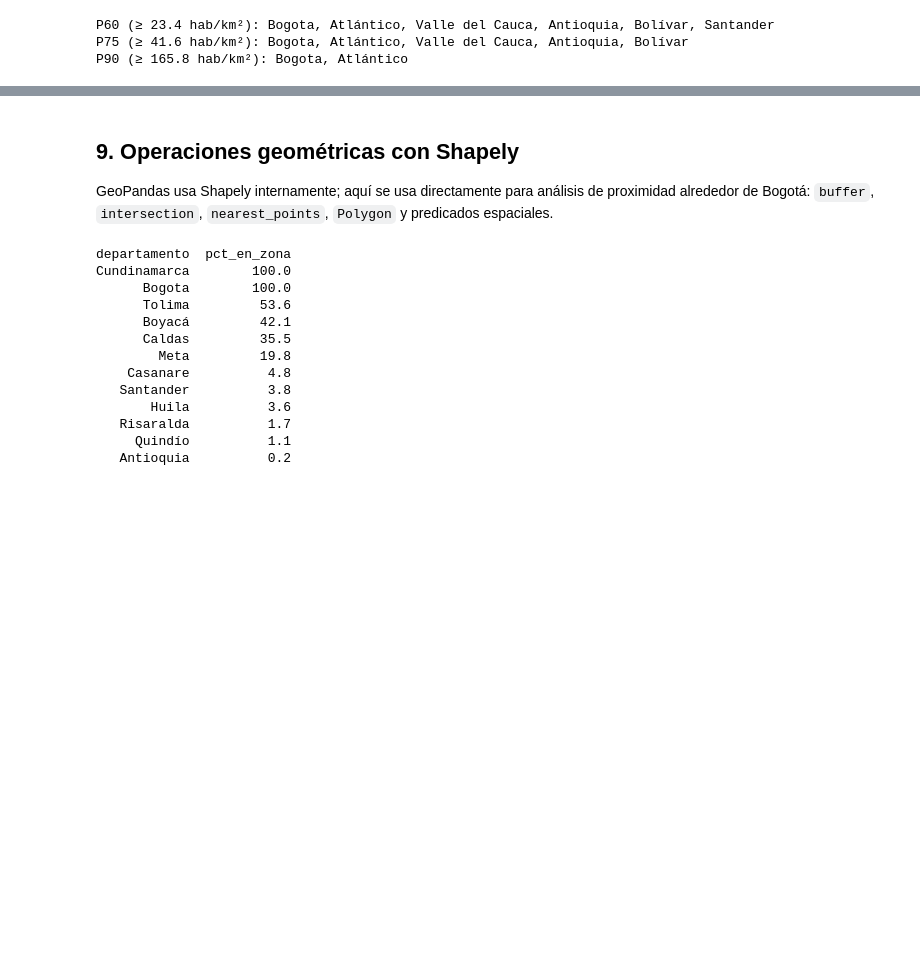
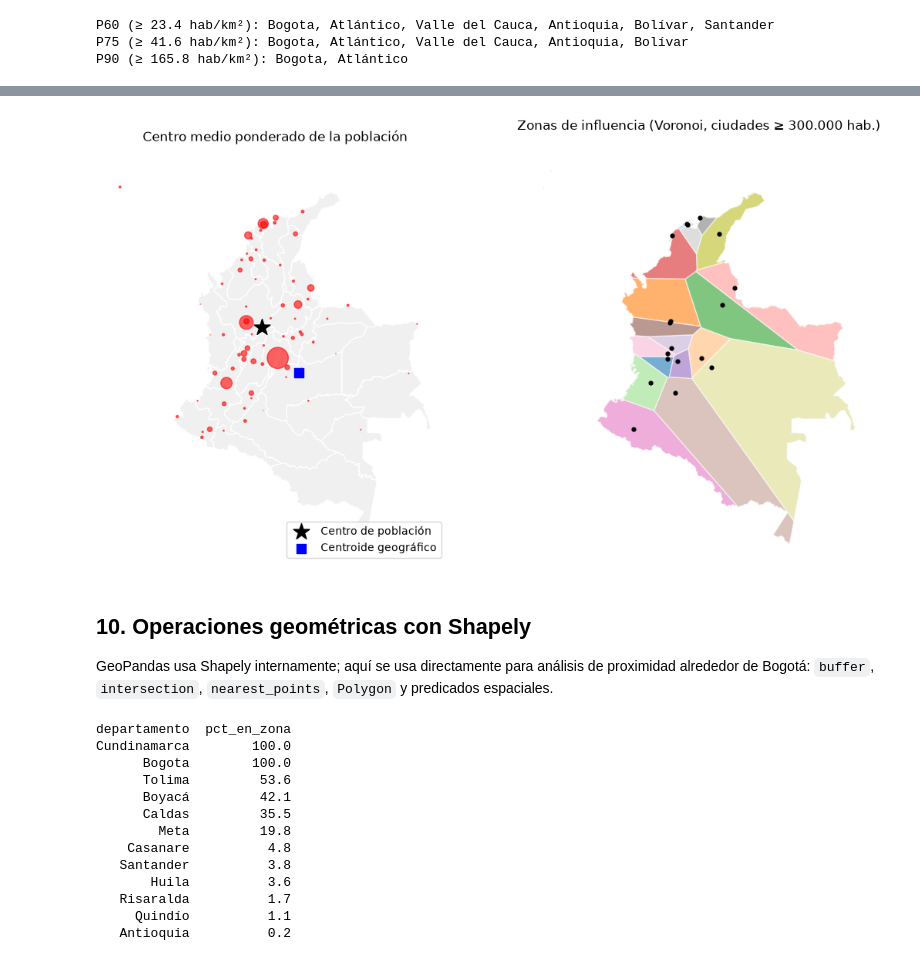
Before and after one commit to Loperaa-Juan/Ejercicio-SIG, a Jupyter notebook: analisis_geopandas.ipynb, the cells around one changed output, grey strips where cells are left out. Drawn from its saved outputs; the diff is of its cells as text; code cells hidden in the pictures; blank space fills up the shorter version.

Commit message:
feat: añade centro medio ponderado, primacía urbana, proximidad a ríos y Voronoi

```diff
--- a/analisis_geopandas.ipynb
+++ b/analisis_geopandas.ipynb
@@ -254,0 +279,8 @@ P90 (≥ 165.8 hab/km²): Bogota, Atlántico
+# %%
+# Distancia de cada ciudad al río más cercano (la capa solo incluye los ríos principales)
+cerca = gpd.sjoin_nearest(ciudades, rios_col[["geometry"]], distance_col="dist_rio_m")
+ciudades["dist_rio_km"] = cerca[~cerca.index.duplicated()].dist_rio_m / 1000
+
+dentro = ciudades.dist_rio_km <= 25
+print(f"Población en ciudades a ≤ 25 km de un río principal: {ciudades.poblacion[dentro].sum() / pob.sum() * 100:.1f} % ({dentro.sum()} de {len(ciudades)} ciudades)")
+ciudades.nlargest(5, "poblacion")[["ciudad", "poblacion", "dist_rio_km"]].round(1)
@@ -254,0 +295,12 @@ P90 (≥ 165.8 hab/km²): Bogota, Atlántico
+# %%
+# Zonas de influencia: Voronoi de las ciudades >= 300.000 hab. recortado al territorio
+grandes = ciudades[ciudades.poblacion >= 300_000]
+contorno = deptos.union_all()
+celdas = gpd.GeoDataFrame(
+    geometry=list(shapely.voronoi_polygons(MultiPoint(grandes.geometry.tolist()), extend_to=contorno.envelope).geoms),
+    crs=CRS_METRICO,
+)
+celdas["geometry"] = celdas.intersection(contorno)
+voronoi = gpd.sjoin(celdas, grandes[["ciudad", "poblacion", "geometry"]], predicate="contains").drop(columns="index_right")
+voronoi["area_km2"] = voronoi.area / 1e6
+voronoi.sort_values("area_km2", ascending=False)[["ciudad", "poblacion", "area_km2"]].head(5).round(0)
@@ -255,5 +314,22 @@ P90 (≥ 165.8 hab/km²): Bogota, Atlántico
+# %%
+fig, axs = plt.subplots(1, 2, figsize=(13, 7))
+deptos.plot(color="#f0f0f0", edgecolor="white", ax=axs[0])
+ciudades.plot(ax=axs[0], markersize=ciudades.poblacion / 20000, color="red", alpha=0.6)
+gpd.GeoSeries([centro_pob], crs=CRS_METRICO).plot(ax=axs[0], marker="*", color="black", markersize=250, label="Centro de población")
+gpd.GeoSeries([centro_geo], crs=CRS_METRICO).plot(ax=axs[0], marker="s", color="blue", markersize=80, label="Centroide geográfico")
+axs[0].legend(loc="lower right")
+axs[0].set_title("Centro medio ponderado de la población")
+
+voronoi.plot(column="ciudad", cmap="tab20", alpha=0.6, edgecolor="white", ax=axs[1])
+grandes.plot(ax=axs[1], color="black", markersize=12)
+axs[1].set_title("Zonas de influencia (Voronoi, ciudades ≥ 300.000 hab.)")
+for ax in axs:
+    ax.set_axis_off()
+plt.show()
+# %% [output]
+[figure, added]
 # %% [markdown]
-## 9. Operaciones geométricas con Shapely
+## 10. Operaciones geométricas con Shapely
 GeoPandas usa Shapely internamente; aquí se usa directamente para análisis de proximidad alrededor de Bogotá:
 `buffer`, `intersection`, `nearest_points`, `Polygon` y predicados espaciales.
 # %%
```
Also changed, not shown: parts of 9 cells of this notebook.
